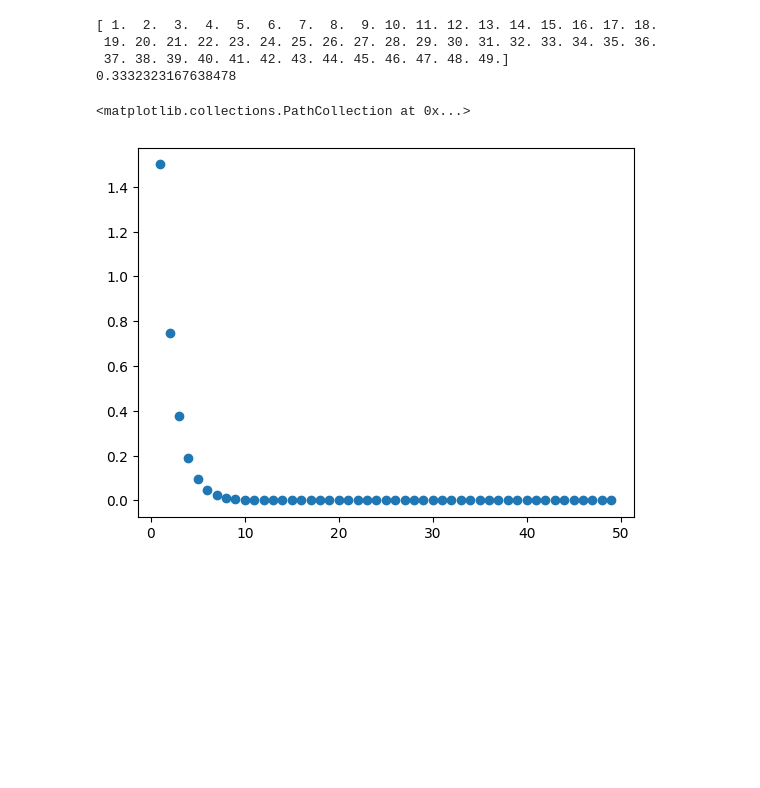
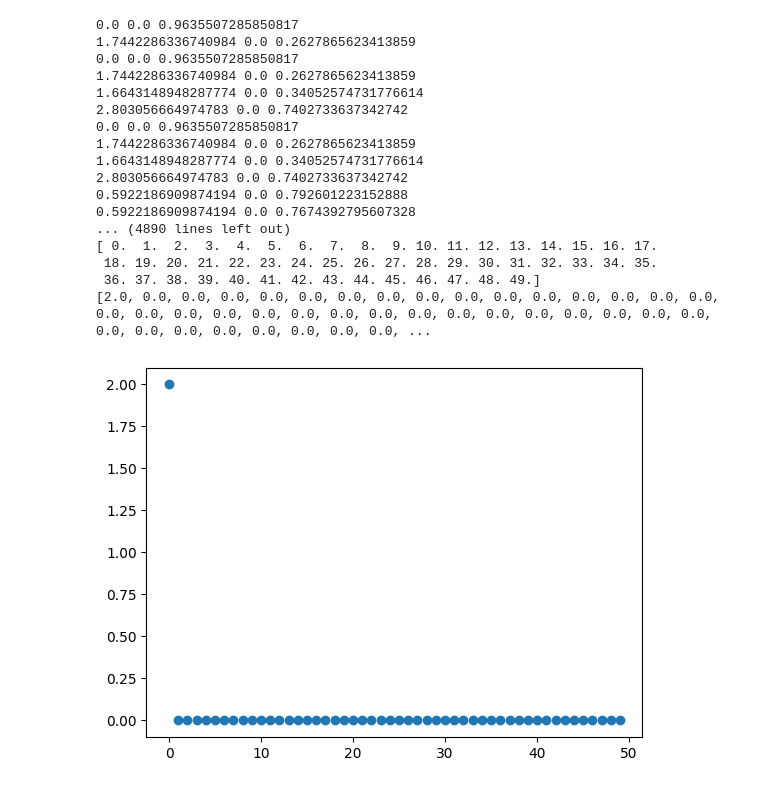
Before and after one commit to TrevorSemeraro/orderbook-simulator, a Jupyter notebook: poe.ipynb, the cells around one changed output. Cells and saved outputs as stored; diff of their text form; code cells hidden in the pictures; blank space fills up the shorter version.

```diff
--- a/poe.ipynb
+++ b/poe.ipynb
@@ -115,6 +115,17 @@ for n in range(0, 3):
 
 # print(df['ask1_price'], df['bid1_price'], df['reference_price'])
 # print(df)
+# %%
+def seperateOrders(order_queue, depth):
+    limitOrder = (order_queue['type'] == 1)
+    cancelOrder = (order_queue['type'] == 2) | (order_queue['type'] == 3)
+    marketOrderCondititons = (
+        (order_queue['type'] == 4) &
+        (order_queue[f'norm_bid{depth + 1}_size'] > 0) &
+        (order_queue['direction'] == 1)
+    )
+
+    return (order_queue[limitOrder], order_queue[cancelOrder], order_queue[marketOrderCondititons])
 # %%
 DEPTH = 3
 ORDER_TYPES = 3
@@ -258,46 +254,70 @@ for order_type in range(0, ORDER_TYPES):
 # %%
 # Invarient Distibutions
 
 def ArrivalDepartureRatio(depth, n, isBid=True):
-    bidMarker = 0 if isBid else 1
+    limitBid = lambdas[depth][bidIndex][0][n]
+    cancelBid = lambdas[depth][bidIndex][1][n + 1]
+    marketBid = lambdas[depth][bidIndex][2][n + 1]
 
-    limit = lambdas[depth][bidMarker][0][n]
-    cancel = lambdas[depth][bidMarker][1][n + 1]
-    market = lambdas[depth][bidMarker][2][n + 1]
+    limitAsk = lambdas[depth][askIndex][0][n]
+    cancelAsk = lambdas[depth][askIndex][1][n + 1]
+    marketAsk = lambdas[depth][askIndex][2][n + 1]
 
-    return limit / (cancel + market)
+    print(limitBid, cancelBid, marketBid)
+    print(limitAsk, cancelAsk, marketAsk)
+
+    if(isBid):
+        return limitBid / (cancelBid + marketBid)
+    else:
+        return limitAsk / (cancelAsk + marketAsk)
 
 def CalculateFirstInvariantTerm(depth, num_of_terms):
     sum = 0
 
     for n in range(0, num_of_terms):
         product = 1
         for j in range(0, n):
-            product *= ArrivalDepartureRatio(depth, j)
+            ratio = ArrivalDepartureRatio(depth, j)
+            product *= ratio
         sum += product
 
+    print(1 / (1 + sum))
     return 1 / (1 + sum)
 
 def InvariantDistribution(depth, n, isBid = True):
     product = 1
     for j in range(0, n):
         product *= ArrivalDepartureRatio(depth, j)
     return product / denominator
 
-depth = 1
-denominator = CalculateFirstInvariantTerm(depth, 49)
+for depth in range(2, DEPTH):
+    denominator = CalculateFirstInvariantTerm(depth, NORMALIZED_QUEUE_MAX)
+    print(denominator)
 
-x_vals = np.linspace(1, 49, 49)
-y_vals = [InvariantDistribution(depth, int(x)) for x in x_vals]
+    x_vals = np.linspace(0, NORMALIZED_QUEUE_MAX - 1, NORMALIZED_QUEUE_MAX)
+    y_vals = [InvariantDistribution(depth, int(x)) for x in x_vals]
 
-print(x_vals)
-print(denominator)
+    print(x_vals)
+    print(y_vals)
 
-plt.scatter(x_vals, y_vals)
+    plt.scatter(x_vals, y_vals)
+    plt.show()
 # %% [output]
-[ 1.  2.  3.  4.  5.  6.  7.  8.  9. 10. 11. 12. 13. 14. 15. 16. 17. 18.
- 19. 20. 21. 22. 23. 24. 25. 26. 27. 28. 29. 30. 31. 32. 33. 34. 35. 36.
- 37. 38. 39. 40. 41. 42. 43. 44. 45. 46. 47. 48. 49.]
-0.3332323167638478
+0.0 0.0 0.9635507285850817
+1.7442286336740984 0.0 0.2627865623413859
+0.0 0.0 0.9635507285850817
+1.7442286336740984 0.0 0.2627865623413859
+1.6643148948287774 0.0 0.34052574731776614
+2.803056664974783 0.0 0.7402733637342742
+0.0 0.0 0.9635507285850817
+1.7442286336740984 0.0 0.2627865623413859
+1.6643148948287774 0.0 0.34052574731776614
+2.803056664974783 0.0 0.7402733637342742
+0.5922186909874194 0.0 0.792601223152888
+0.5922186909874194 0.0 0.7674392795607328
+... (4890 lines left out)
+[ 0.  1.  2.  3.  4.  5.  6.  7.  8.  9. 10. 11. 12. 13. 14. 15. 16. 17.
+ 18. 19. 20. 21. 22. 23. 24. 25. 26. 27. 28. 29. 30. 31. 32. 33. 34. 35.
+ 36. 37. 38. 39. 40. 41. 42. 43. 44. 45. 46. 47. 48. 49.]
+[2.0, 0.0, 0.0, 0.0, 0.0, 0.0, 0.0, 0.0, 0.0, 0.0, 0.0, 0.0, 0.0, 0.0, 0.0, 0.0, 0.0, 0.0, 0.0, 0.0, 0.0, 0.0, 0.0, 0.0, 0.0, 0.0, 0.0, 0.0, 0.0, 0.0, 0.0, 0.0, 0.0, 0.0, 0.0, 0.0, 0.0, 0.0, 0.0, 0.0, ...
-<matplotlib.collections.PathCollection at 0x...>
-[figure, old version]
+[figure, new version]
```
Also changed, not shown: parts of 2 cells of this notebook.
